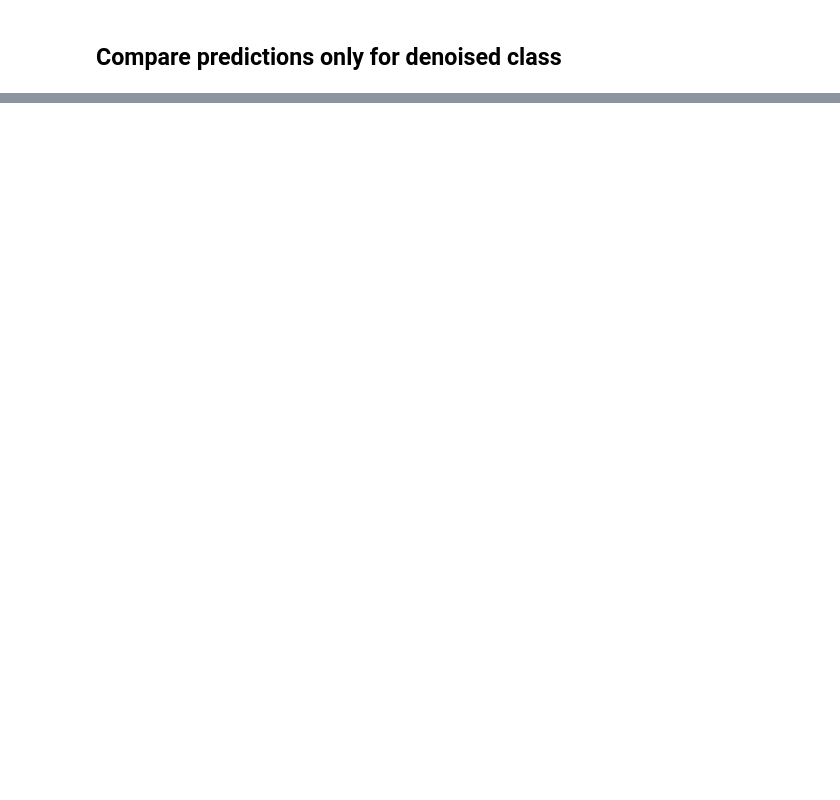
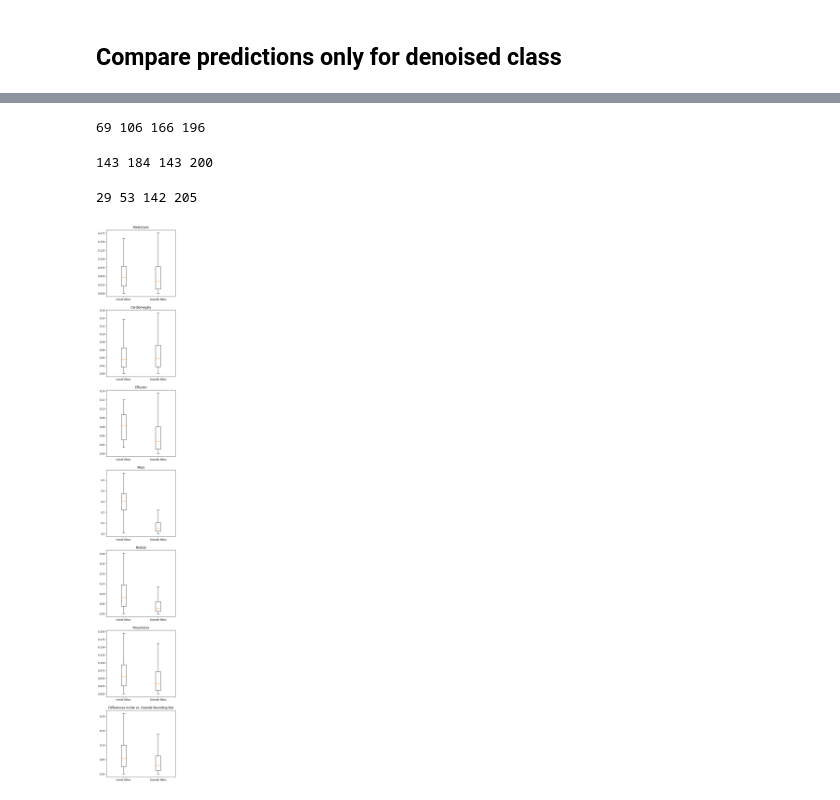
Before and after one commit to pskiers/Joint-Diffusion-in-Latent-Space, a Jupyter notebook: jk_sample_with_guidance_simple.ipynb, the cells around one changed output, grey strips where cells are left out. Saved outputs shown, nothing was run; the diff lists cells and outputs as text; code cells hidden in the pictures; blank space fills up the shorter version.

Commit message:
add boxplots, clean scripts

```diff
--- a/jk_sample_with_guidance_simple.ipynb
+++ b/jk_sample_with_guidance_simple.ipynb
@@ -169,7 +180,4 @@ img_ref = img_original*0.5+0.5
 # %%
-import torch
-import torchvision.transforms as transforms
-
 # Define the transformations
 normalize = transforms.Normalize([0.485, 0.456, 0.406],
                                  [0.229, 0.224, 0.225])
@@ -195,12 +203,3 @@ def apply_transformations(tensor):
         transformed_tensors.append(transformed_tensor)
 
     return torch.stack(transformed_tensors)
-
-
-# Apply transformations to both tensors
-transformed_denoised_guided = apply_transformations(denoised_guided)
-transformed_img_ref = apply_transformations(img_ref)
-
-# Check the shape of the transformed tensors
-print("Transformed denoised_guided shape:", transformed_denoised_guided.shape)
-print("Transformed img_ref_normalized shape:", transformed_img_ref.shape)
@@ -210,5 +205,0 @@ Transformed img_ref_normalized shape: torch.Size([146, 3, 224, 224])
-# %%
-model_ext.eval()
-
-output_ref = model_ext(transformed_img_ref.cuda())
-output_guided = model_ext(transformed_denoised_guided.cuda())
@@ -346,0 +336,59 @@ Denoising timestep 200, min_prediction_confidence 0.0
+# %%
+import torch
+import matplotlib.pyplot as plt
+import numpy as np
+from skimage.metrics import structural_similarity as ssim
+from tqdm import tqdm
+
+
+T = 200
+gradscale = 1000
+folder_to_save = f"simple_guidance_class_removing_maxnoised{T}_gradscale{gradscale}"
+folder_to_save = f"/home/jk/Joint-Diffusion-in-Latent-Space/vce_results/{folder_to_save}"
+
+cl_list = ["Atelectasis","Cardiomegaly","Effusion", "Mass", "Nodule","Pneumonia","Pneumothorax"]
+fig, axes = plt.subplots(len(cl_list),1, figsize=(5, 40))
+
+for idx, class_ in enumerate(cl_list):
+
+    img_original = torch.load(f'{folder_to_save}/{class_}_img_original.pt')
+    x_samples = torch.load(f'{folder_to_save}/{class_}_x_samples.pt')
+    bboxes = torch.load(f'{folder_to_save}/{class_}_bbox.pt')
+
+    # Initialize lists to store differences
+    inside_diffs = []
+    outside_diffs = []
+
+    # Iterate through each image in the dataset
+    for idx_from_batch in tqdm(range(len(img_original))[:1]):
+        # Extract the bounding box for the selected image. Originally they were for 1024
+        x, y, w, h = bboxes[idx_from_batch][0], bboxes[idx_from_batch][1], bboxes[idx_from_batch][2], bboxes[idx_from_batch][3]
+        scaled_x = int(x * 0.25)
+        scaled_y = int(y * 0.25)
+        scaled_w = int(w * 0.25)
+        scaled_h = int(h * 0.25)
+
+        # Compute the pixel-wise differences between the original and transformed images
+        diff = (img_original[idx_from_batch] - x_samples[idx_from_batch]).abs().mean(dim=0)
+        # _, diff = ssim(img_ref.squeeze().numpy(), denoised_guided.squeeze().numpy(), data_range=1, full=True)
+        # diff = torch.tensor(diff)
+
+        # Create masks for inside and outside the bounding box
+        mask = torch.zeros_like(diff, dtype=torch.bool)
+        mask[scaled_y:(scaled_y + scaled_h), scaled_x:(scaled_x + scaled_w)] = True
+
+        print(scaled_y, scaled_y + scaled_h, scaled_x, scaled_x + scaled_w)
+        # Collect differences
+        inside_diffs.extend(diff[mask].cpu().numpy())
+        outside_diffs.extend(diff[~mask].cpu().numpy())
+
+    # Convert lists to numpy arrays for plotting
+    inside_diffs = np.array(inside_diffs)
+    outside_diffs = np.array(outside_diffs)
+
+    # Create box plots
+    axes[idx].boxplot([inside_diffs, outside_diffs], labels=['Inside BBox ', 'Outside BBox'], showfliers=False)
+    axes[idx].set_title(class_)
+    plt.title(f'Differences Inside vs. Outside Bounding Box')
+plt.show()
+# %% [output]
@@ -346,0 +399,4 @@ Denoising timestep 200, min_prediction_confidence 0.0
+69 106 166 196
+143 184 143 200
+29 53 142 205
+[figure, added]
```
Also changed, not shown: parts of 21 cells of this notebook, 1 other file.
